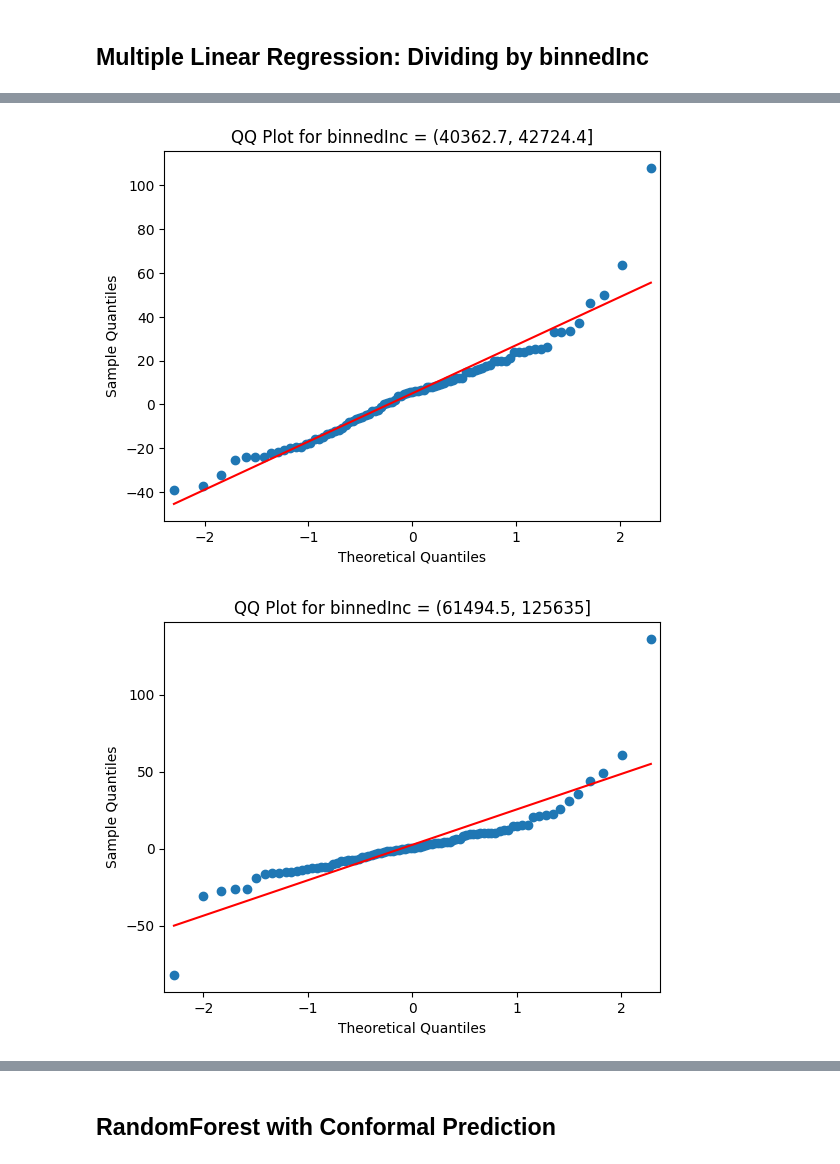
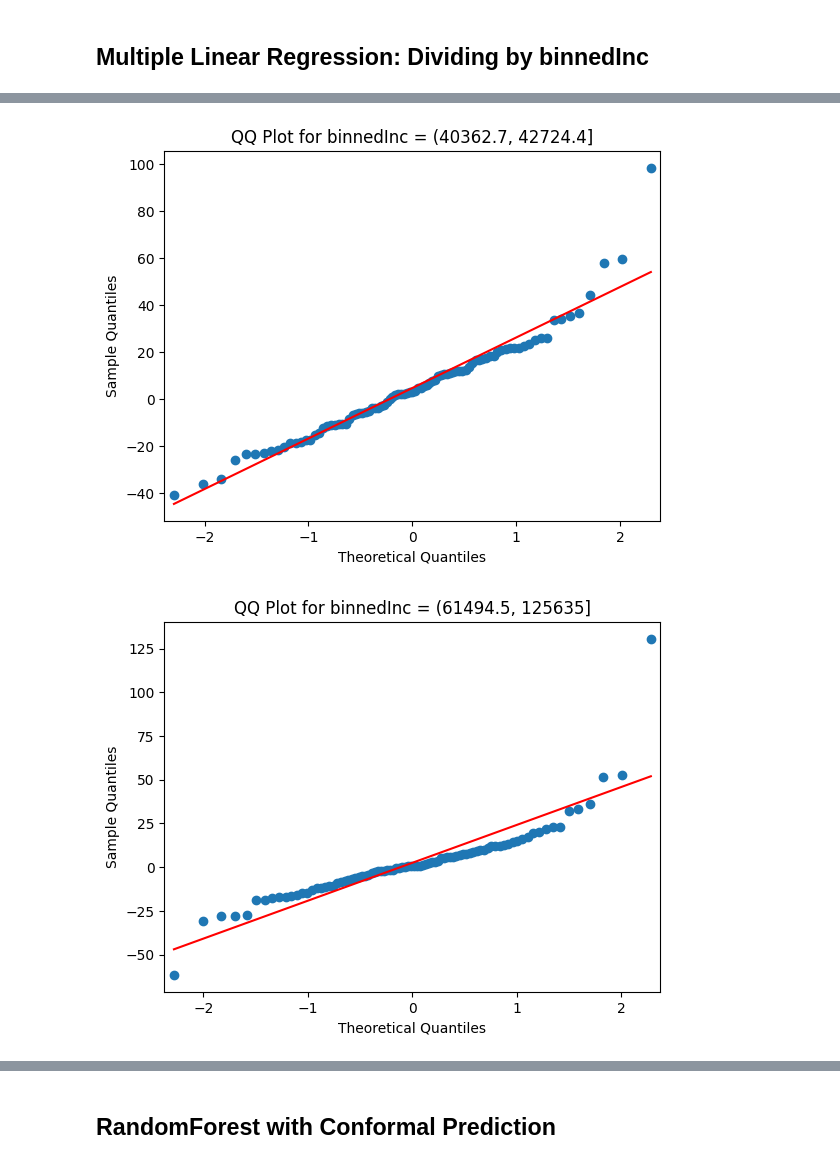
Before and after one commit to HeyLucasLeao/ols-regression-challenge, a Jupyter notebook: eda.ipynb, the cells around one changed output, grey strips where cells are left out. Drawn from its saved outputs; the diff is of its cells as text; code cells hidden in the pictures.

Commit message:
♻️filter columns by p_value

```diff
--- a/eda.ipynb
+++ b/eda.ipynb
@@ -366,6 +362,10 @@ OLS Regression Results
 | Kurtosis: | 5.764 | Cond. No. | 5.68 |
 Notes:
 [1] Standard Errors assume that the covariance matrix of the errors is correctly specified.
+# %%
+p_values = model_sm.pvalues
+p_values = p_values[p_values < 0.10].drop("const")
+filtered_features = p_values.index
 # %% [markdown]
 ## Multiple Linear Regression: Dividing by binnedInc
 # %%
@@ -424,5 +424,5 @@ def generate_qqplot_by_binned_inc(models, df_test, features):
         plt.title(f'QQ Plot for {binned_col} = {bin_value}')
         plt.show()
 # %%
-generate_qqplot_by_binned_inc(multi_models, df_test, features_in)
+generate_qqplot_by_binned_inc(multi_models, df_test, filtered_features)
 # %% [output]
@@ -434,2 +434,2 @@ generate_qqplot_by_binned_inc(multi_models, df_test, features_in)
-[figure, old version]
+[figure, new version]
-[figure, old version]
+[figure, new version]
```
Also changed, not shown: parts of 9 cells of this notebook.
